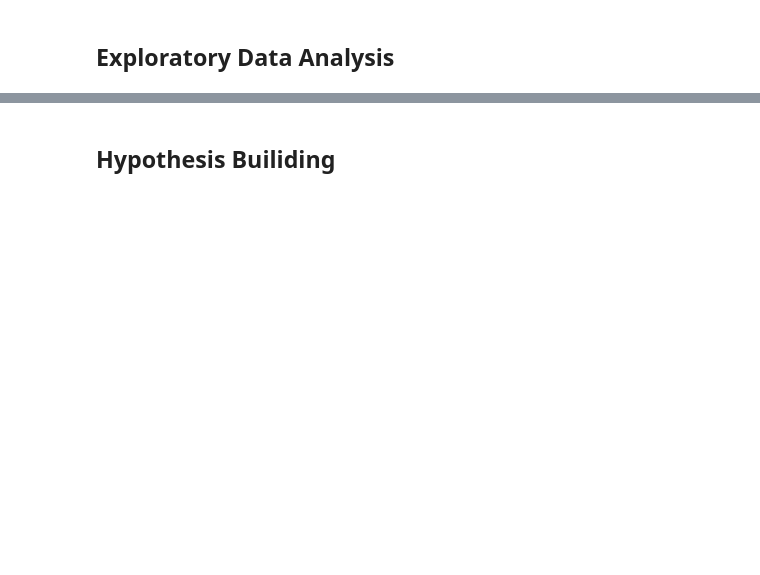
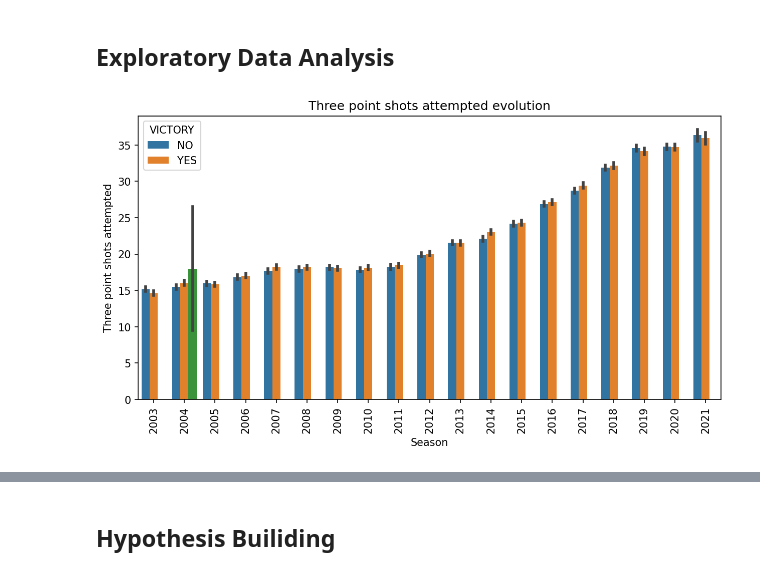
Before and after one commit to Sasmit-ai/NBA-Data-Analysis-Project, a Jupyter notebook: NBA Data Analysis Project.ipynb, the cells around one changed output, grey strips where cells are left out. Saved outputs shown, nothing was run; the diff lists cells and outputs as text; code cells hidden in the pictures; blank space fills up the shorter version.

```diff
--- a/NBA Data Analysis Project.ipynb
+++ b/NBA Data Analysis Project.ipynb
@@ -148,0 +175,2 @@ for i in range(0, len(df)-1, 2):
+# %%
+df = pd.merge(df, seasons, how="left", on="GAME_ID")
@@ -149,2 +206,12 @@ for i in range(0, len(df)-1, 2):
 # %% [markdown]
 ## Exploratory Data Analysis
+# %%
+plt.figure(figsize=(10,5), dpi=150)
+ax = sns.barplot(data=df, x="SEASON", y="FG3A", hue="VICTORY")
+
+ax.set(ylabel="Three point shots attempted", xlabel="Season")
+ax.set_title("Three point shots attempted evolution")
+
+plt.xticks(rotation=90);
+# %% [output]
+[figure, added]
```
Also changed, not shown: parts of 17 cells of this notebook.
